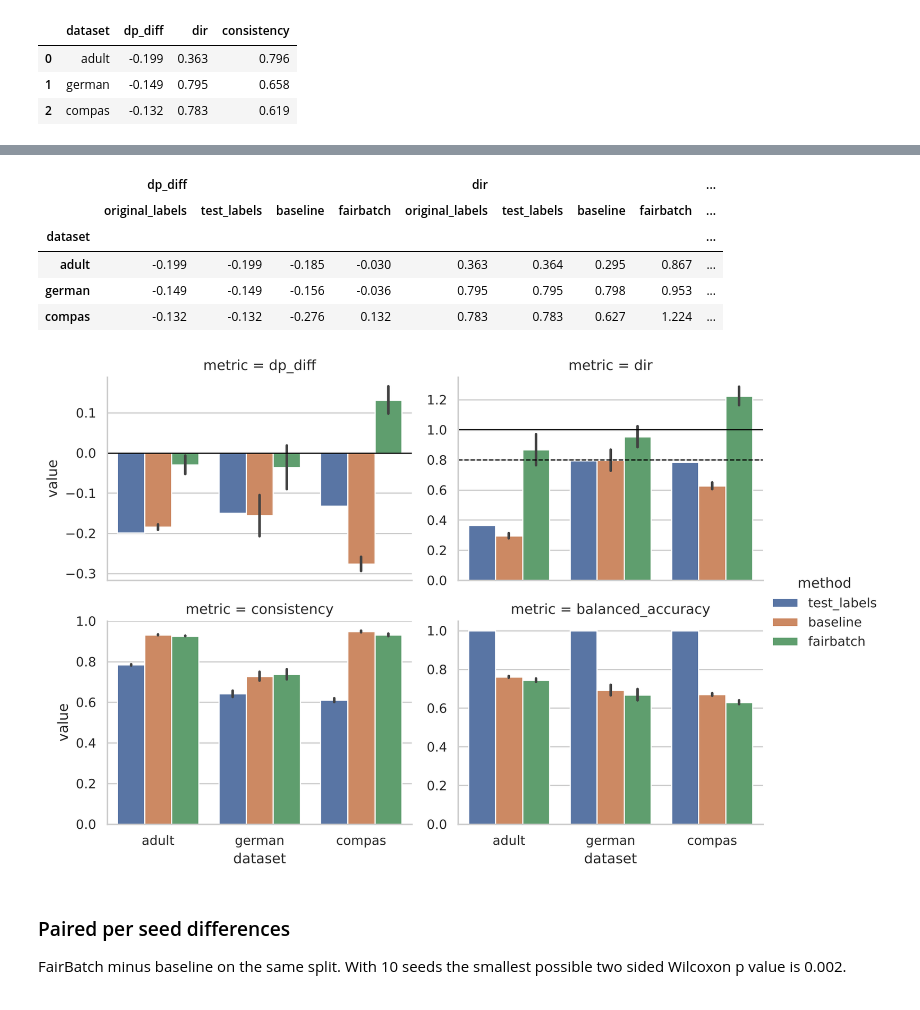
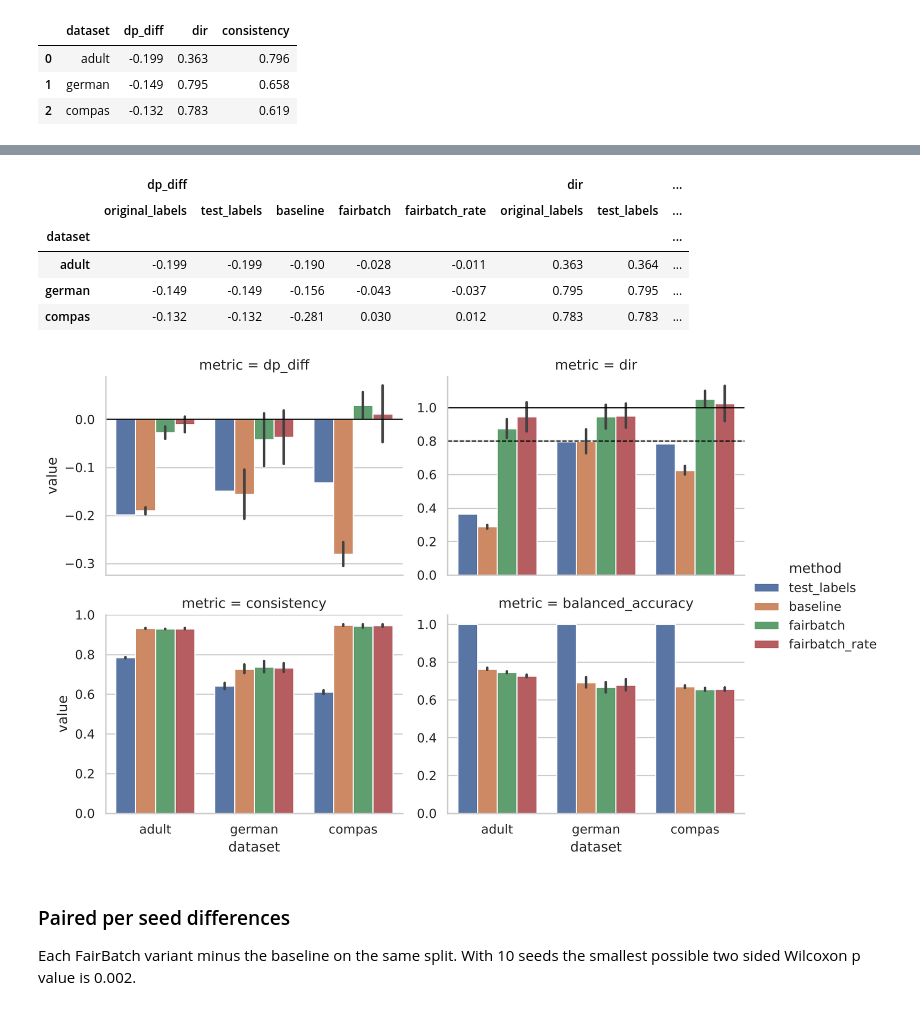
Before and after one commit to YannKleees/fairbatch, a Jupyter notebook: evaluation.ipynb, the cells around one changed output, grey strips where cells are left out. Cells and saved outputs as stored; diff of their text form; code cells hidden in the pictures.

```diff
--- a/evaluation.ipynb
+++ b/evaluation.ipynb
@@ -10,6 +10,7 @@ from fairness_eval import config as cfg, data, experiments as ex
 
 sns.set_theme(style="whitegrid")
 pd.set_option("display.precision", 3)
+HUE = ["test_labels", *ex.METHODS]
 # %% [markdown]
 ## 1. Datasets
 `z = 1` is the privileged group. `base_rate` is the share of favorable labels (income above 50K, good credit, no recidivism within two years).
@@ -66,28 +92,28 @@ cols = ["dp_diff", "dir", "consistency"]
 before = original.set_index("dataset")[cols]
 before.columns = pd.MultiIndex.from_product([cols, ["original_labels"]])
 after = main.groupby(["dataset", "method"])[cols].mean().unstack("method")
-order = [(c, s) for c in cols for s in ["original_labels", "test_labels", "baseline", "fairbatch"]]
+order = [(c, s) for c in cols for s in ["original_labels", *HUE]]
 before.join(after)[order].loc[cfg.DATASETS]
 # %% [output]
-|  | dp_diff |  |  |  | dir |  |  |  | ... |
-|  | original_labels | test_labels | baseline | fairbatch | original_labels | test_labels | baseline | fairbatch | ... |
-| dataset |  |  |  |  |  |  |  |  | ... |
-| adult | -0.199 | -0.199 | -0.185 | -0.030 | 0.363 | 0.364 | 0.295 | 0.867 | ... |
-| german | -0.149 | -0.149 | -0.156 | -0.036 | 0.795 | 0.795 | 0.798 | 0.953 | ... |
-| compas | -0.132 | -0.132 | -0.276 | 0.132 | 0.783 | 0.783 | 0.627 | 1.224 | ... |
+|  | dp_diff |  |  |  |  | dir |  | ... |
+|  | original_labels | test_labels | baseline | fairbatch | fairbatch_rate | original_labels | test_labels | ... |
+| dataset |  |  |  |  |  |  |  | ... |
+| adult | -0.199 | -0.199 | -0.190 | -0.028 | -0.011 | 0.363 | 0.364 | ... |
+| german | -0.149 | -0.149 | -0.156 | -0.043 | -0.037 | 0.795 | 0.795 | ... |
+| compas | -0.132 | -0.132 | -0.281 | 0.030 | 0.012 | 0.783 | 0.783 | ... |
 # %%
 long = main.melt(["dataset", "method"], ["dp_diff", "dir", "consistency", "balanced_accuracy"], "metric")
 grid = sns.catplot(long, x="dataset", y="value", hue="method", col="metric", col_wrap=2,
-                   order=cfg.DATASETS, hue_order=["test_labels", *ex.METHODS],
+                   order=cfg.DATASETS, hue_order=HUE,
                    kind="bar", errorbar="sd", sharey=False, height=3.2, aspect=1.4)
 grid.axes_dict["dp_diff"].axhline(0, color="black", lw=1)
 grid.axes_dict["dir"].axhline(1, color="black", lw=1)
 grid.axes_dict["dir"].axhline(0.8, color="black", lw=1, ls="--");  # four fifths rule
 # %% [output]
-[figure, old version]
+[figure, new version]
 # %% [markdown]
 ### Paired per seed differences
-FairBatch minus baseline on the same split. With 10 seeds the smallest possible two sided Wilcoxon p value is 0.002.
+Each FairBatch variant minus the baseline on the same split. With 10 seeds the smallest possible two sided Wilcoxon p value is 0.002.
 # %%
 rows = []
 for metric in ["dp_diff", "dir", "consistency", "accuracy", "balanced_accuracy"]:
```
Also changed, not shown: parts of 16 cells of this notebook, 20 other files.
